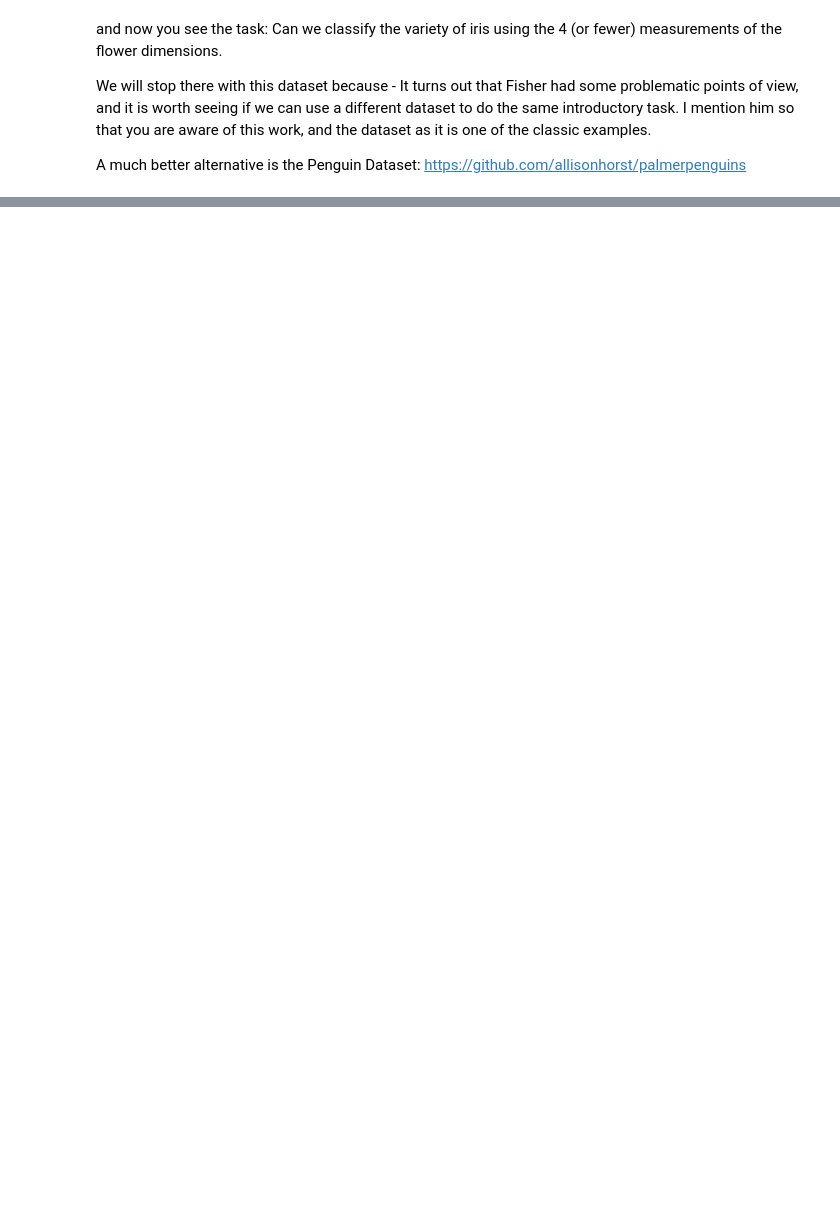
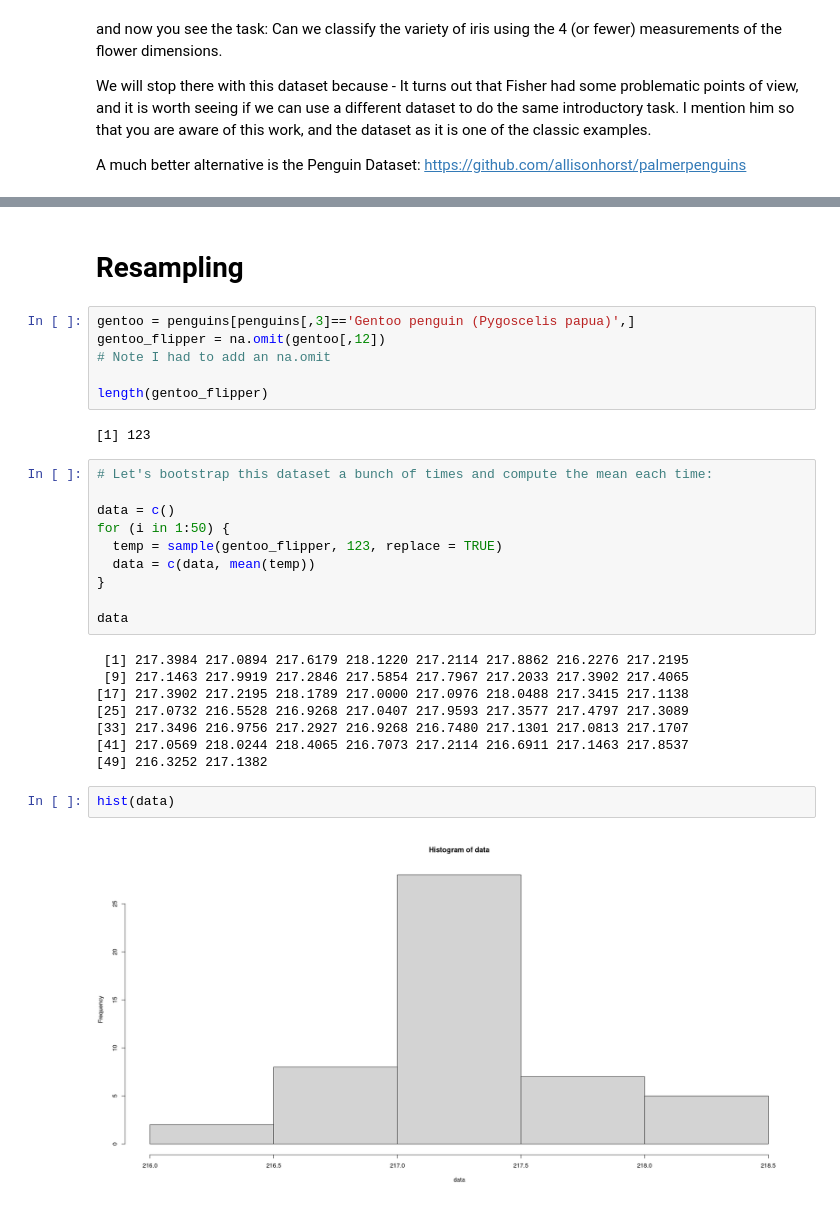
Before and after one commit to virgilpierce/MATH_795, a Jupyter notebook: Week 1.ipynb, the cells around one changed output, grey strips where cells are left out. Cells and saved outputs as stored; diff of their text form; blank space fills up the shorter version.

```diff
--- a/Week 1.ipynb
+++ b/Week 1.ipynb
@@ -84,0 +183,32 @@ Warning message:
+# %% [markdown]
+# Resampling
+# %%
+gentoo = penguins[penguins[,3]=='Gentoo penguin (Pygoscelis papua)',]
+gentoo_flipper = na.omit(gentoo[,12])
+# Note I had to add an na.omit
+
+length(gentoo_flipper)
+# %% [output]
+[1] 123
+# %%
+# Let's bootstrap this dataset a bunch of times and compute the mean each time:
+
+data = c()
+for (i in 1:50) {
+  temp = sample(gentoo_flipper, 123, replace = TRUE)
+  data = c(data, mean(temp))
+}
+
+data
+# %% [output]
+ [1] 217.3984 217.0894 217.6179 218.1220 217.2114 217.8862 216.2276 217.2195
+ [9] 217.1463 217.9919 217.2846 217.5854 217.7967 217.2033 217.3902 217.4065
+[17] 217.3902 217.2195 218.1789 217.0000 217.0976 218.0488 217.3415 217.1138
+[25] 217.0732 216.5528 216.9268 217.0407 217.9593 217.3577 217.4797 217.3089
+[33] 217.3496 216.9756 217.2927 216.9268 216.7480 217.1301 217.0813 217.1707
+[41] 217.0569 218.0244 218.4065 216.7073 217.2114 216.6911 217.1463 217.8537
+[49] 216.3252 217.1382
+# %%
+hist(data)
+# %% [output]
+[figure, added]
```
Also changed, not shown: parts of 14 cells of this notebook.
